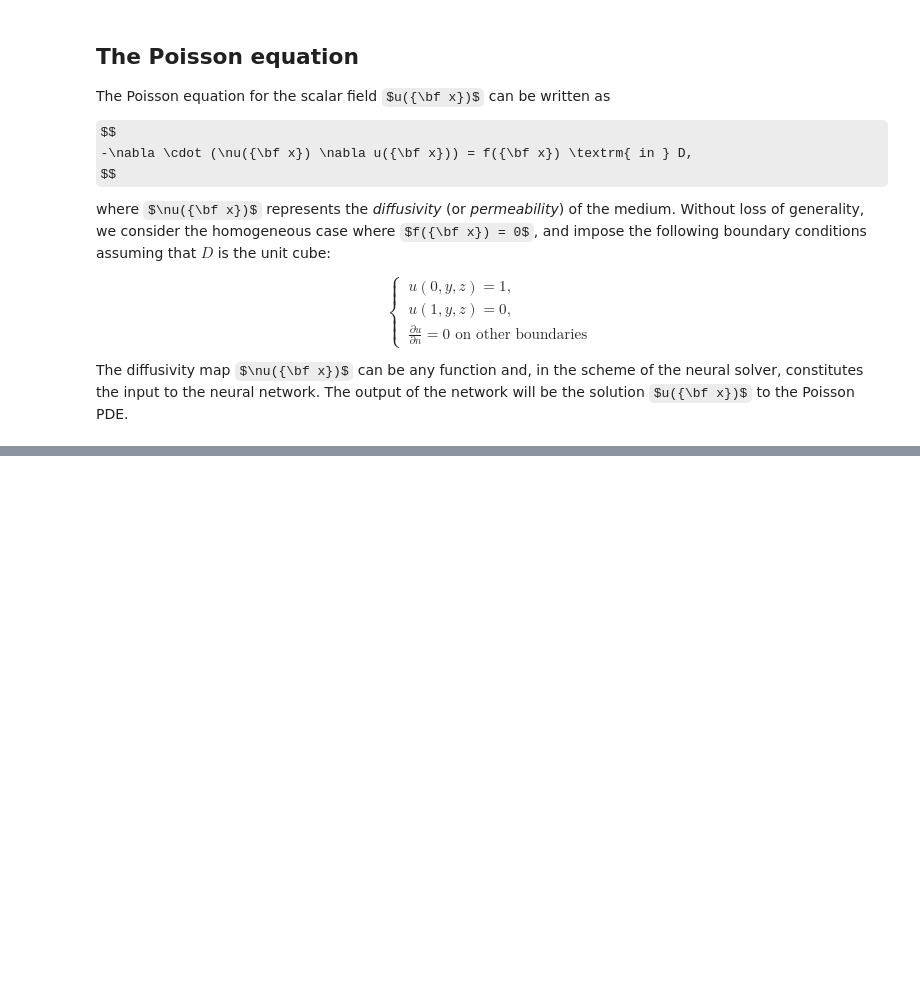
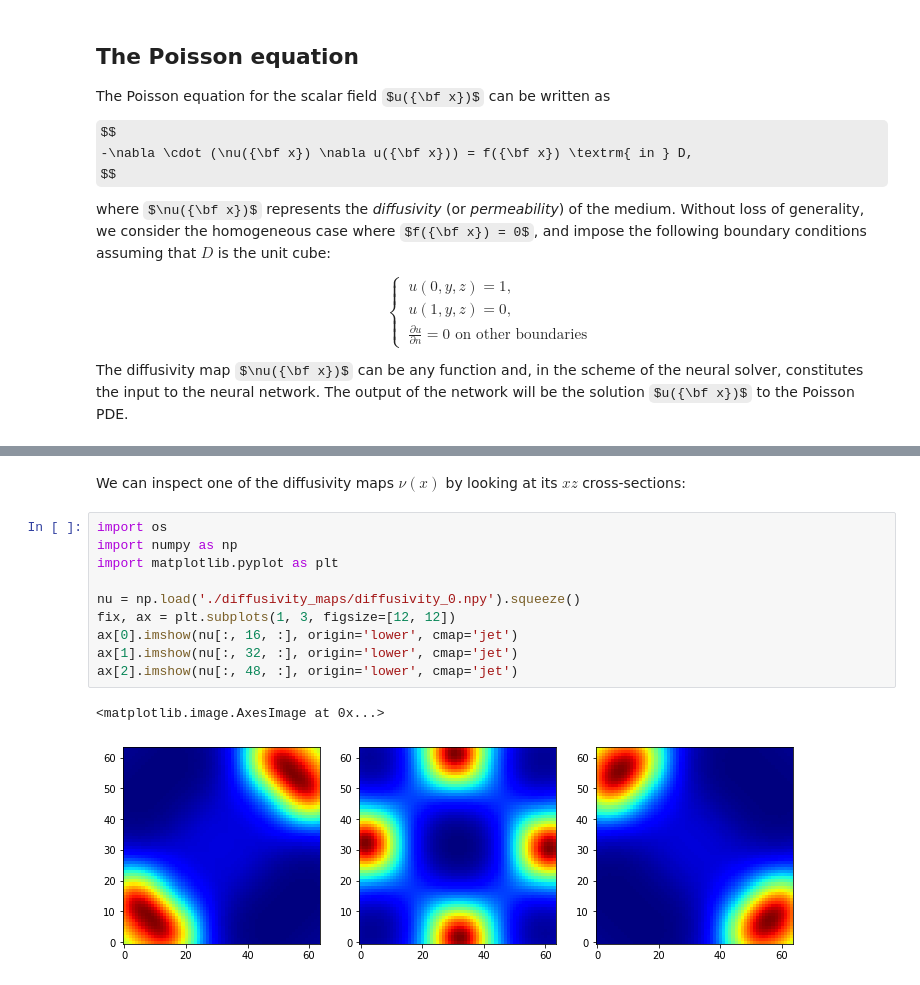
Before and after one commit to rocketmlhq/rmldnn, a Jupyter notebook: tutorials/neural_Poisson3D_PDE_solver/neural_Poisson3D_PDE_solver.ipynb, the cells around one changed output, grey strips where cells are left out. Cells and saved outputs as stored; diff of their text form; some formulas as TeX source; blank space fills up the shorter version.

```diff
--- a/tutorials/neural_Poisson3D_PDE_solver/neural_Poisson3D_PDE_solver.ipynb
+++ b/tutorials/neural_Poisson3D_PDE_solver/neural_Poisson3D_PDE_solver.ipynb
@@ -58,0 +85,15 @@ To be continued...
+# %% [markdown]
+We can inspect one of the diffusivity maps $\nu(x)$ by looking at its $xz$ cross-sections:
+# %%
+import os
+import numpy as np
+import matplotlib.pyplot as plt
+
+nu = np.load('./diffusivity_maps/diffusivity_0.npy').squeeze()
+fix, ax = plt.subplots(1, 3, figsize=[12, 12])
+ax[0].imshow(nu[:, 16, :], origin='lower', cmap='jet')
+ax[1].imshow(nu[:, 32, :], origin='lower', cmap='jet')
+ax[2].imshow(nu[:, 48, :], origin='lower', cmap='jet')
+# %% [output]
+<matplotlib.image.AxesImage at 0x...>
+[figure, added]
```
Also changed, not shown: parts of 23 cells of this notebook.
